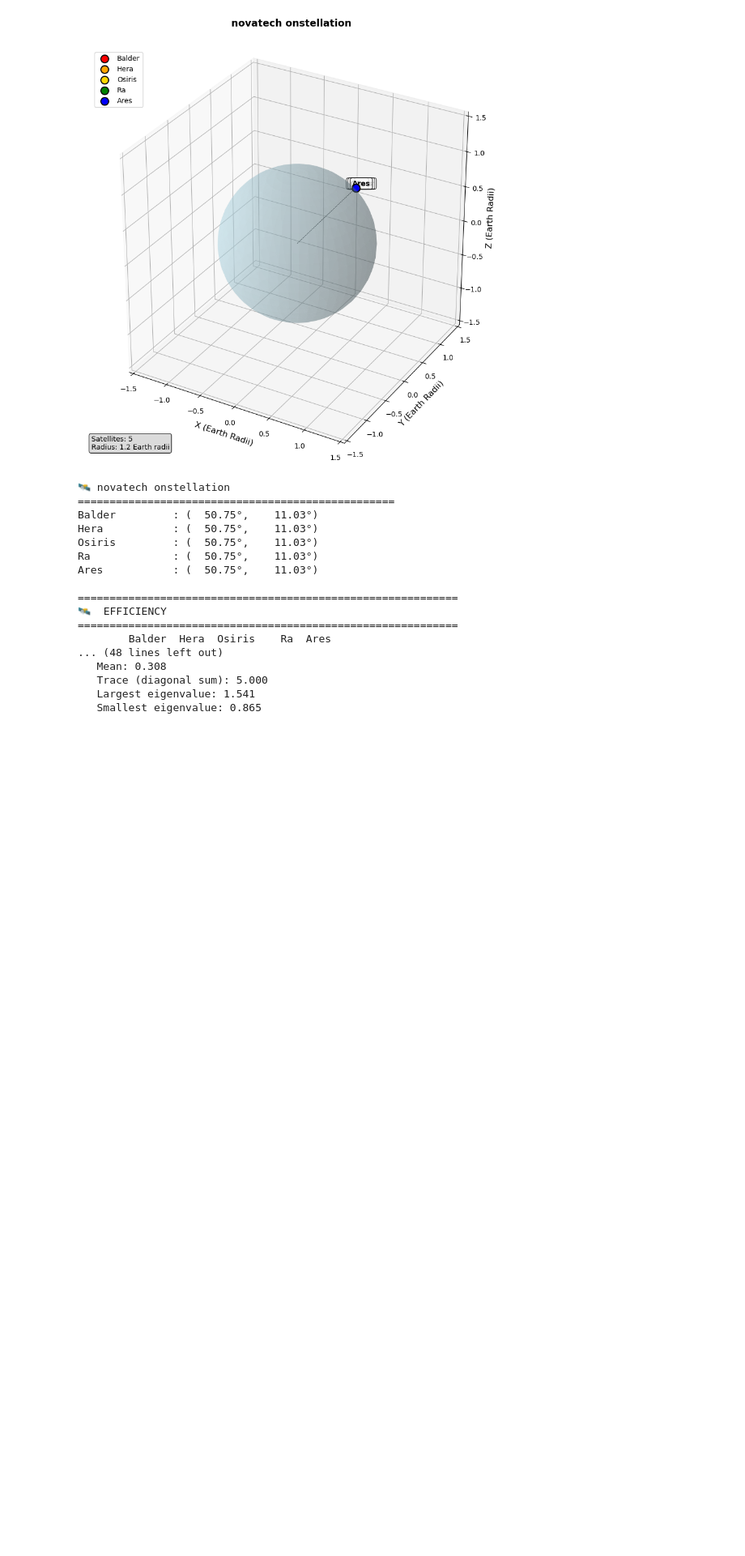
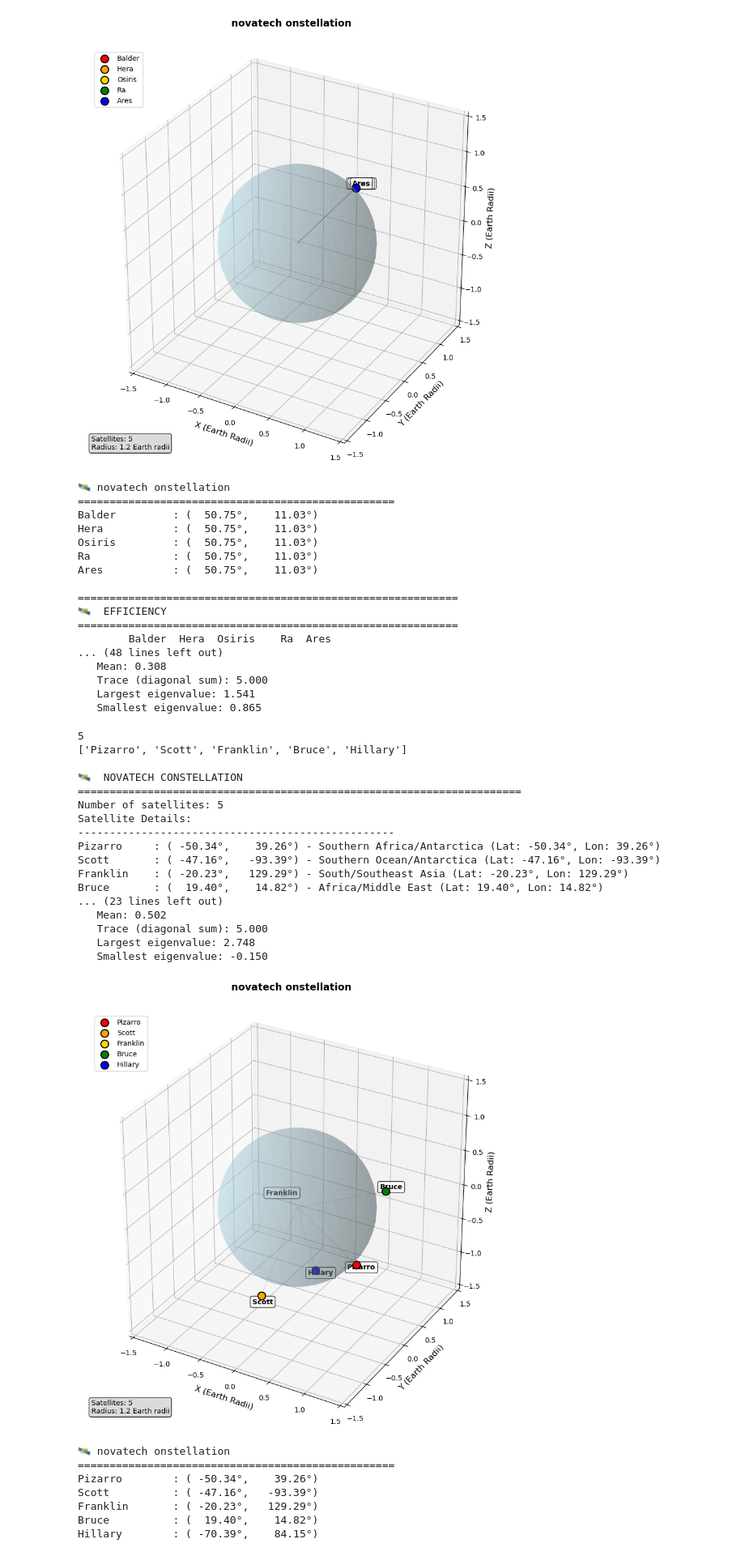
Before and after one commit to isaacasamoah/spaceml, a Jupyter notebook: notebooks/prototypes/quest_algorithm.ipynb, the cells around one changed output. Shown at 81% size. Drawn from its saved outputs; the diff is of its cells as text; code cells hidden in the pictures; blank space fills up the shorter version.

```diff
--- a/notebooks/prototypes/quest_algorithm.ipynb
+++ b/notebooks/prototypes/quest_algorithm.ipynb
@@ -121,7 +121,7 @@ def generate_satellite_names(n_satellites: int, theme: str = "space") -> List[st
 
 # Satellite position generators and utilities
 
-def generate_satellite_positions(n_satellites: int, distribution: str = "global", min_separation: float = 30.0, seed: int = None) -> np.ndarray:
+def generate_satellite_positions(n_satellites: int, distribution: str = "global", min_separation: float = 10, seed: int = None) -> np.ndarray:
     """
     Generate satellite positions for testing different matrix configurations.
 
@@ -210,7 +210,6 @@ def generate_regional_positions(n_satellites: int, min_separation: float) -> np.
     # Center around Europe/Mediterranean
     center_lat, center_lon = 45.0, 10.0
     region_radius = 30.0  # degrees
-
     positions = []
     max_attempts = 1000
 
@@ -220,6 +219,7 @@ def generate_regional_positions(n_satellites: int, min_separation: float) -> np.
             # Random position within region
             angle = np.random.random() * 2 * np.pi
             radius = np.sqrt(np.random.random()) * region_radius
+
 
             lat = center_lat + radius * np.cos(angle)
             lon = center_lon + radius * np.sin(angle)
@@ -241,6 +241,15 @@ def generate_regional_positions(n_satellites: int, min_separation: float) -> np.
                 break
 
             attempts += 1
+            if attempts >= max_attempts:
+                print(f"  Failed to place satellite {i+1} after {max_attempts} attempts")
+                break
+            else:
+                print(f"  Successfully placed satellite {i+1} after {attempts} attempts")
+
+
+
+    print(f"Final positions list length: {len(positions)}")
 
     return np.array(positions)
 
@@ -512,7 +521,7 @@ def optimise_satellite_positions(satellitte_positions:np.ndarray, weights: dict,
     optimised_object = minimize(objective, flat_satellite_positions, args = args, method = 'L-BFGS-B', bounds= bounds)
     optimised_positions = np.reshape(optimised_object['x'],(-1,2))
     maximised_eignevalues = abs(optimised_object['fun'])
-    print(optimised_object)
+    #print(optimised_object)
 
     return optimised_positions
 # %%
@@ -1088,0 +1096,38 @@ Ares           : (  50.75°,    11.03°)
+# %%
+# Let's look at our communication matrix for different satellite positions to see how our signal decay function in action
+n_satellites = 5
+print(n_satellites)
+test_satellites = generate_satellite_positions(n_satellites, "global", seed = 43)
+satellite_names = generate_satellite_names(n_satellites, "explorers")
+print(satellite_names)
+
+print_satellite_info(test_satellites, satellite_names, "Novatech constellation")
+format_matrix_professional(communication_matrix(test_satellites), "Communication", satellite_names)
+
+visualize_satellites_3d(test_satellites, "novatech onstellation", satellite_names)
+# %% [output]
+5
+['Pizarro', 'Scott', 'Franklin', 'Bruce', 'Hillary']
+
+🛰️  NOVATECH CONSTELLATION
+======================================================================
+Number of satellites: 5
+Satellite Details:
+--------------------------------------------------
+Pizarro     : ( -50.34°,    39.26°) - Southern Africa/Antarctica (Lat: -50.34°, Lon: 39.26°)
+Scott       : ( -47.16°,   -93.39°) - Southern Ocean/Antarctica (Lat: -47.16°, Lon: -93.39°)
+Franklin    : ( -20.23°,   129.29°) - South/Southeast Asia (Lat: -20.23°, Lon: 129.29°)
+Bruce       : (  19.40°,    14.82°) - Africa/Middle East (Lat: 19.40°, Lon: 14.82°)
+... (23 lines left out)
+   Mean: 0.502
+   Trace (diagonal sum): 5.000
+   Largest eigenvalue: 2.748
+   Smallest eigenvalue: -0.150
+[figure, added]
+🛰️ novatech onstellation
+==================================================
+Pizarro        : ( -50.34°,    39.26°)
+Scott          : ( -47.16°,   -93.39°)
+Franklin       : ( -20.23°,   129.29°)
+Bruce          : (  19.40°,    14.82°)
+Hillary        : ( -70.39°,    84.15°)
```
Also changed, not shown: parts of 7 cells of this notebook.
